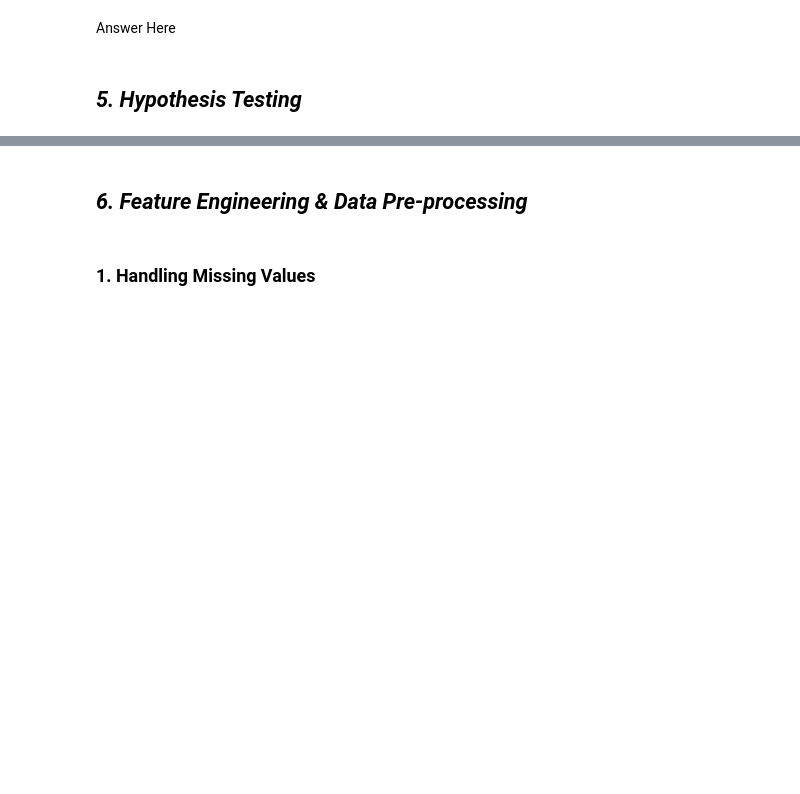
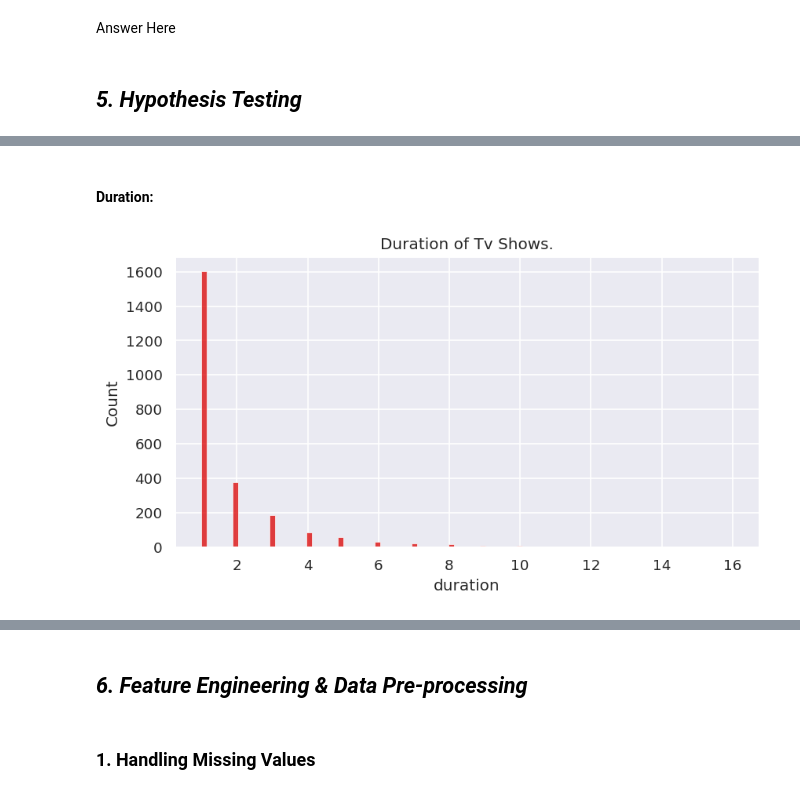
Before and after one commit to Varinder-KM/NETFLIX-MOVIES-AND-TV-SHOWS-CLUSTERING_Capstone-Project, a Jupyter notebook: NETFLIX_MOVIES_AND_TV_SHOWS_CLUSTERING.ipynb, the cells around one changed output, grey strips where cells are left out. Cells and saved outputs as stored; diff of their text form; code cells hidden in the pictures; blank space fills up the shorter version.

```diff
--- a/NETFLIX_MOVIES_AND_TV_SHOWS_CLUSTERING.ipynb
+++ b/NETFLIX_MOVIES_AND_TV_SHOWS_CLUSTERING.ipynb
@@ -1071,0 +1101,29 @@ Answer Here.
+# %% [markdown]
+#### **Duration:**
+# %%
+# Create subsets for tv shows and movies.
+tv_shows = netflix_data[netflix_data['type'] == 'TV Show']
+movies = netflix_data[netflix_data['type'] == 'Movie']
+
+# Select the durations for both.
+duration_tv_shows = tv_shows['duration'].reset_index()
+duration_movies = movies['duration'].reset_index()
+
+# Remove string values from tv shows duration.
+duration_tv_shows.duration = duration_tv_shows.duration.str.replace(' Season', '') \
+                                                       .str.replace(' Seasons', '') \
+                                                       .str.replace('s', '')
+duration_tv_shows.duration = duration_tv_shows.duration.astype(str).astype(int)
+
+# Remove string values from movie duration.
+duration_movies.duration = duration_movies.duration.str.replace(' min', '')
+duration_movies.duration = duration_movies.duration.astype(str).astype(int)
+# %%
+# Plot the above durations.
+plt.figure(figsize=(8,4), dpi=120)
+sns.set(style="darkgrid")
+sns.histplot(data=duration_tv_shows['duration'], color='#db0000')
+plt.title('Duration of Tv Shows.')
+plt.show()
+# %% [output]
+[figure, added]
```
Also changed, not shown: parts of 45 cells of this notebook.
